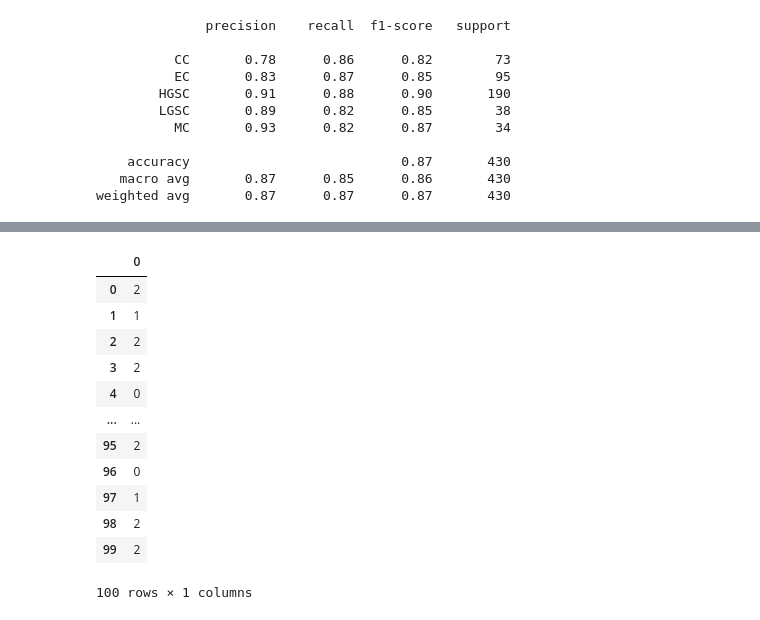
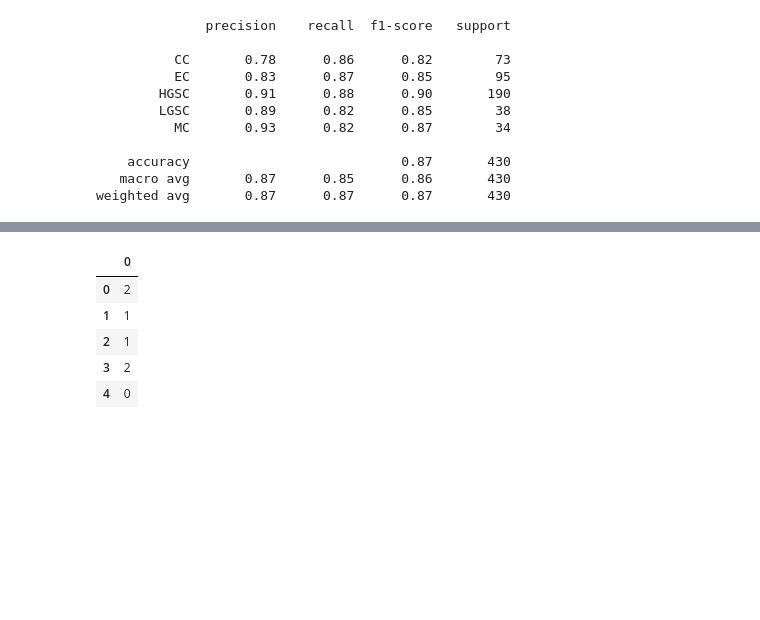
Before and after one commit to sreeproject/AI-, a Jupyter notebook: notebook5133f69036.ipynb, the cells around one changed output, grey strips where cells are left out. Saved outputs shown, nothing was run; the diff lists cells and outputs as text; code cells hidden in the pictures; blank space fills up the shorter version.

```diff
--- a/notebook5133f69036.ipynb
+++ b/notebook5133f69036.ipynb
@@ -370,18 +370,11 @@ weighted avg       0.25      0.26      0.25       100
 # %%
 y_pred1 = pd.DataFrame(y_pred)
-#y_pred1=y_pred1.replace({'CC ':2,'EC':5,'HGSC':6,'LGSC':4,'MC':3})
-y_pred1
+y_pred1=y_pred1.replace({'CC ':2,'EC':5,'HGSC':6,'LGSC':4,'MC':3})
+y_pred1.head()
 # %% [output]
 |  | 0 |
 | 0 | 2 |
 | 1 | 1 |
-| 2 | 2 |
+| 2 | 1 |
 | 3 | 2 |
 | 4 | 0 |
-| ... | ... |
-| 95 | 2 |
-| 96 | 0 |
-| 97 | 1 |
-| 98 | 2 |
-| 99 | 2 |
-100 rows × 1 columns
```
Also changed, not shown: parts of 4 cells of this notebook.
